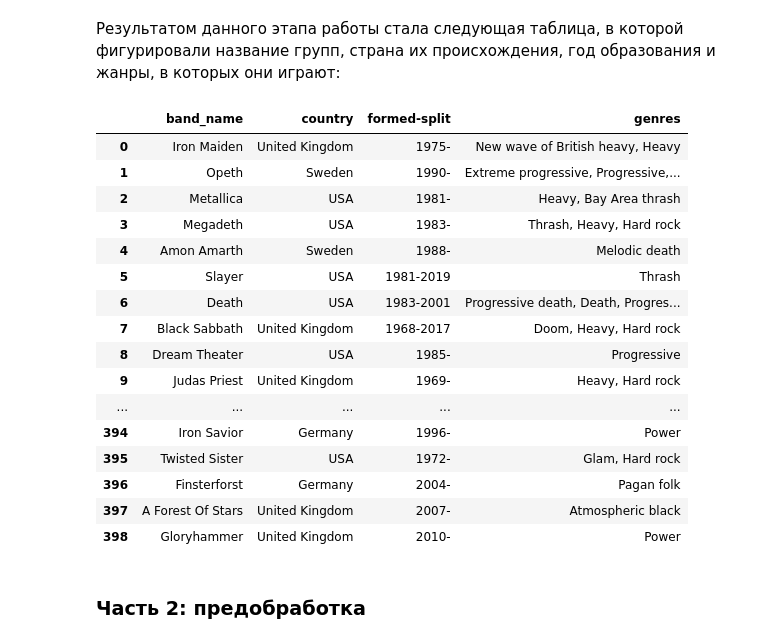
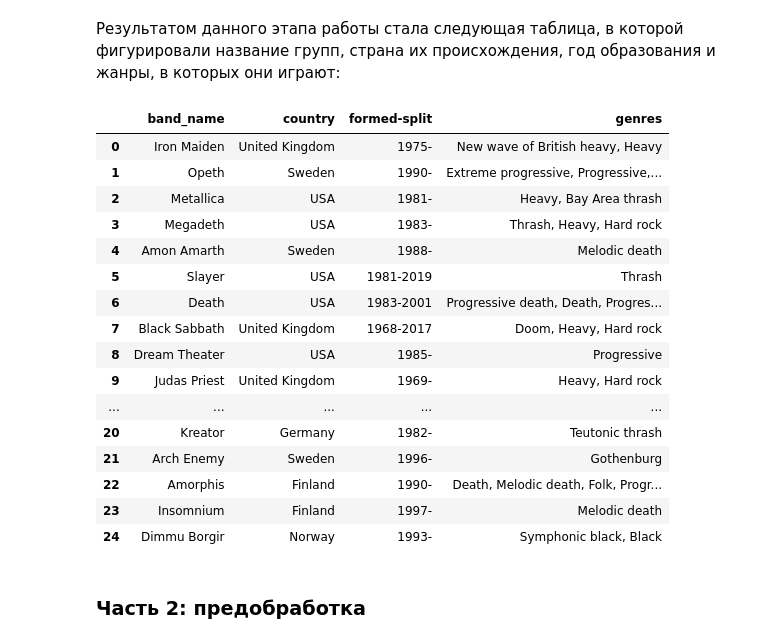
Before and after one commit to Wishmas/Timofey_Vorovatov, a Jupyter notebook: Metal_bands_analysis/Анализ металшторма.ipynb, the cells around one changed output. Saved outputs shown, nothing was run; the diff lists cells and outputs as text; code cells hidden in the pictures.

```diff
--- a/Metal_bands_analysis/Анализ металшторма.ipynb
+++ b/Metal_bands_analysis/Анализ металшторма.ipynb
@@ -70,30 +70,30 @@ import numpy as np
 #df = pd.read_csv(BytesIO(r.content))
 #df = df.drop('Unnamed: 0',axis=1)
 # %%
-df = pd.read_csv('Metal_bands_list_2',sep=',',header=0,index_col=None)
+df = pd.read_csv('Metal_bands_list_2.csv',sep=',',header=0,index_col=None)
 df = df.drop('Unnamed: 0',axis=1)
 # %% [markdown]
 Результатом данного этапа работы стала следующая таблица, в которой фигурировали название групп, страна их происхождения, год образования и жанры, в которых они играют:
 # %%
-df.style
+df.head(25)
 # %% [output]
 |  | band_name | country | formed-split | genres |
 | 0 | Iron Maiden | United Kingdom | 1975- | New wave of British heavy, Heavy |
 | 1 | Opeth | Sweden | 1990- | Extreme progressive, Progressive,... |
 | 2 | Metallica | USA | 1981- | Heavy, Bay Area thrash |
 | 3 | Megadeth | USA | 1983- | Thrash, Heavy, Hard rock |
 | 4 | Amon Amarth | Sweden | 1988- | Melodic death |
 | 5 | Slayer | USA | 1981-2019 | Thrash |
 | 6 | Death | USA | 1983-2001 | Progressive death, Death, Progres... |
 | 7 | Black Sabbath | United Kingdom | 1968-2017 | Doom, Heavy, Hard rock |
 | 8 | Dream Theater | USA | 1985- | Progressive |
 | 9 | Judas Priest | United Kingdom | 1969- | Heavy, Hard rock |
 | ... | ... | ... | ... | ... |
-| 394 | Iron Savior | Germany | 1996- | Power |
-| 395 | Twisted Sister | USA | 1972- | Glam, Hard rock |
-| 396 | Finsterforst | Germany | 2004- | Pagan folk |
-| 397 | A Forest Of Stars | United Kingdom | 2007- | Atmospheric black |
-| 398 | Gloryhammer | United Kingdom | 2010- | Power |
+| 20 | Kreator | Germany | 1982- | Teutonic thrash |
+| 21 | Arch Enemy | Sweden | 1996- | Gothenburg |
+| 22 | Amorphis | Finland | 1990- | Death, Melodic death, Folk, Progr... |
+| 23 | Insomnium | Finland | 1997- | Melodic death |
+| 24 | Dimmu Borgir | Norway | 1993- | Symphonic black, Black |
 # %% [markdown]
 ### Часть 2: предобработка
 # %% [markdown]
```
Also changed, not shown: parts of 16 cells of this notebook.
